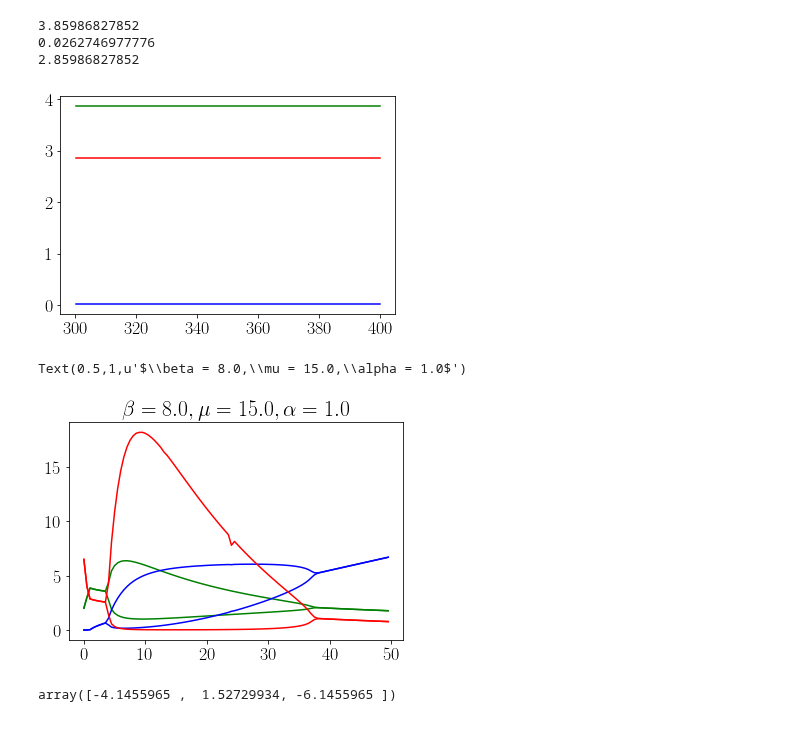
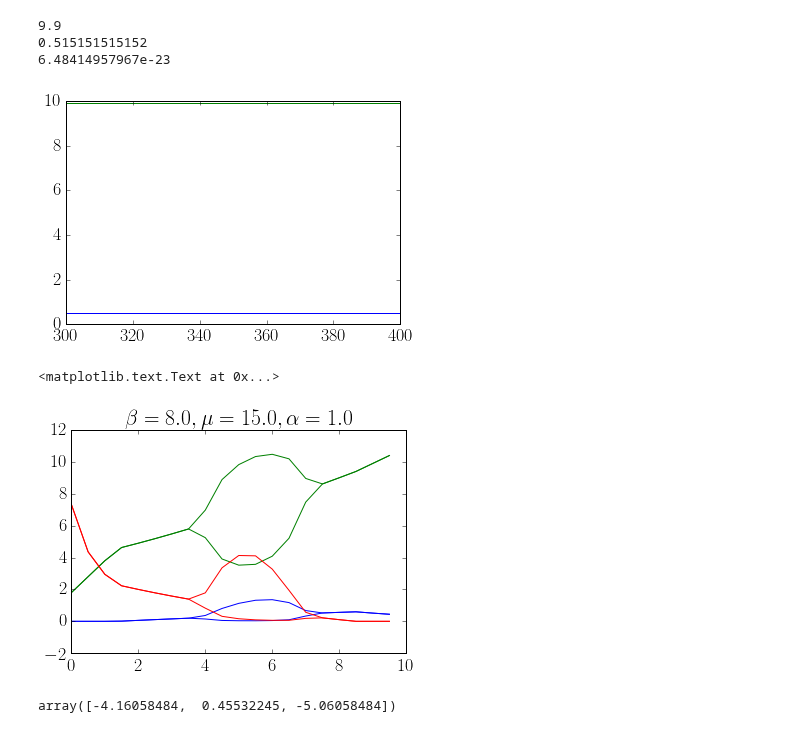
Before and after one commit to reand705/IGP, a Jupyter notebook: IGP_without_space.ipynb, the cells around one changed output. Saved outputs shown, nothing was run; the diff lists cells and outputs as text; code cells hidden in the pictures.

```diff
--- a/IGP_without_space.ipynb
+++ b/IGP_without_space.ipynb
@@ -29,7 +29,7 @@ def ddt(y, t):
     C2 = y[2]
 
     dRdt = mu - R*(1 + C1 + C2)
-    dC1dt = C1*(R - 1 - alpha*C2)
+    dC1dt = C1*(R - m1 - alpha*C2)
     dC2dt = C2*(m2*gamma*R/m1 - m2 + beta*alpha*C1)
 
     return np.r_[dRdt,dC1dt,dC2dt]
@@ -78,7 +78,7 @@ alpha = 1.0
 beta = 8.0
 gamma = 0.5
 mu = 15
-m = 1
+m = 9
 
 sol = np.load('IGP_without_space_m=%.2f,mu=%.2f,beta=%.2f.npy' %(m,mu,beta))
 
@@ -93,23 +93,25 @@ print C1[-1]
 print C2[-1]
 #plt.axis([0,Tmax,0,20])
 # %% [output]
-3.85986827852
-0.0262746977776
-2.85986827852
+9.9
+0.515151515152
+6.48414957967e-23
-[figure, old version]
+[figure, new version]
 # %%
 #Faça para vários m
 alpha = 1.0
 beta = 8.0
 gamma = 0.5
 mu = 15
-m10 = 1
-m20 = 5
+m10 = 0.9
+m20 = 1.1
+phi = 1.0
 
 R0,C10,C20 = 1.0,1.0,1.0
 y0 = np.r_[R0,C10,C20]
 
-M = [0 + 0.5*i for i in range(0,100)]
+t = np.linspace(0,Tmax,N)
+M = [0 + 0.5*i for i in range(0,20)]
 for m in M:
     m1 = m10 + m
     m2 = m20 + m
@@ -125,44 +127,44 @@ gamma = 0.5
 mu = 15
 
 
-M = [0 + 0.5*i for i in range(0,100)]
+M = [0 + 0.5*i for i in range(0,20)]
 
 RMAX = []
 RMIN = []
 C1MAX = []
 C1MIN = []
 C2MAX = []
 C2MIN = []
 
 for m in M:
     sol = np.load('IGP_without_space_m=%.2f,mu=%.2f,beta=%.2f.npy' %(m,mu,beta))
     R = sol[:,0]
     C1 = sol[:,1]
     C2 = sol[:,2]
     RMAX.append(np.max(R[-1000:]))
     RMIN.append(np.min(R[-1000:]))
     C1MAX.append(np.max(C1[-1000:]))
     C1MIN.append(np.min(C1[-1000:]))
     C2MAX.append(np.max(C2[-1000:]))
     C2MIN.append(np.min(C2[-1000:]))
 
 plt.plot(M,RMAX,color = 'green')
 plt.plot(M,RMIN,color = 'green')
 plt.plot(M,C1MAX,color = 'blue')
 plt.plot(M,C1MIN,color = 'blue')
 plt.plot(M,C2MAX,color = 'red')
 plt.plot(M,C2MIN,color = 'red')
 plt.title(r"$\beta = %.1f,\mu = %.1f,\alpha = %.1f$" %(beta,mu,alpha))
 # %% [output]
-Text(0.5,1,u'$\\beta = 8.0,\\mu = 15.0,\\alpha = 1.0$')
+<matplotlib.text.Text at 0x...>
-[figure, old version]
+[figure, new version]
 # %%
 alpha = 1.0
 beta = 8.0
 gamma = 0.5
 mu = 15
-m1 = 2
-m2 = 6
+m1 = 0.9
+m2 = 1.1
 fixed_points()
 # %% [output]
-array([-4.1455965 ,  1.52729934, -6.1455965 ])
+array([-4.16058484,  0.45532245, -5.06058484])
```
Also changed, not shown: 1 other file.
